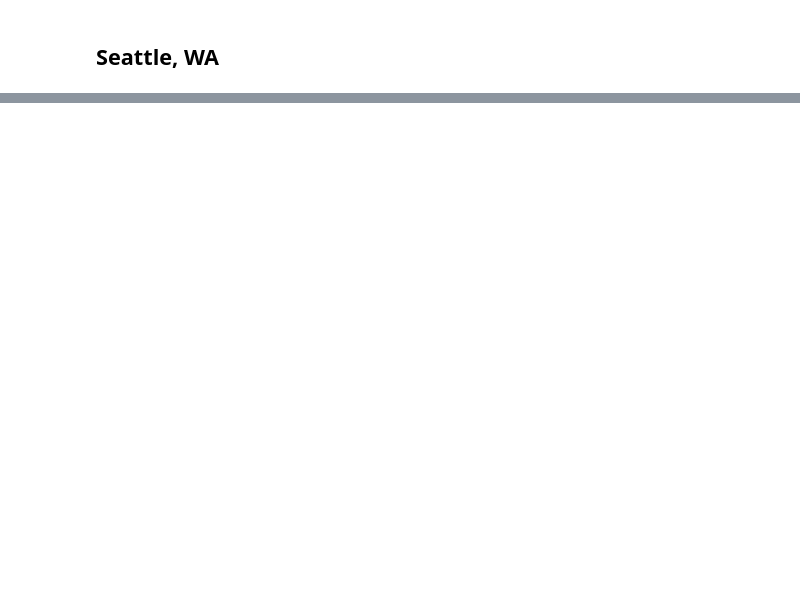
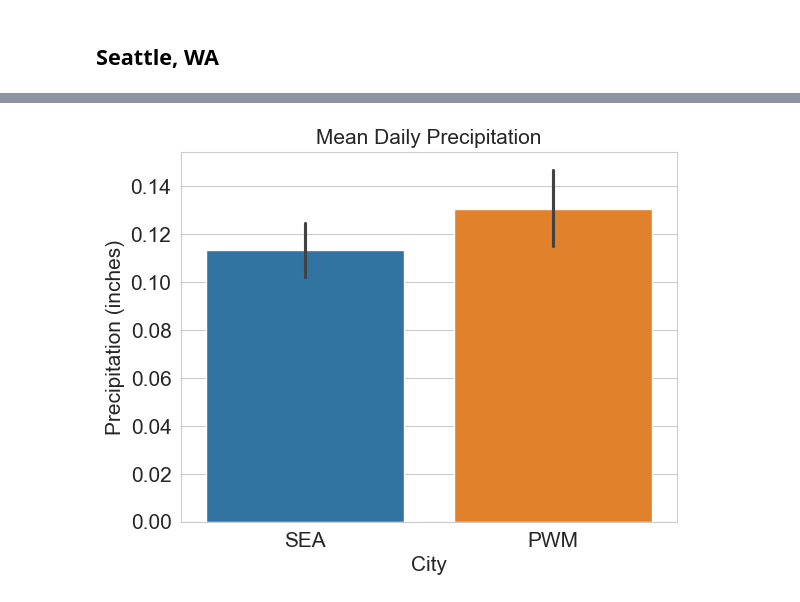
Before and after one commit to TravisStPeterSU/weather, a Jupyter notebook: code/Weather_Data.ipynb, the cells around one changed output, grey strips where cells are left out. Saved outputs shown, nothing was run; the diff lists cells and outputs as text; code cells hidden in the pictures; blank space fills up the shorter version.

```diff
--- a/code/Weather_Data.ipynb
+++ b/code/Weather_Data.ipynb
@@ -57,0 +386,13 @@ df_sea.shape
+# %%
+# Mean Daily Precipitation
+sns.barplot(data = df, x = 'city', y = 'precipitation', hue = 'city')
+
+plt.title('Mean Daily Precipitation', fontsize = 15)
+plt.ylabel('Precipitation (inches)', fontsize = 15)
+plt.xlabel('City', fontsize = 15)
+
+plt.tick_params(labelsize = 15)
+
+plt.show()
+# %% [output]
+[figure, added]
```
Also changed, not shown: parts of 58 cells of this notebook, 3 other files.
